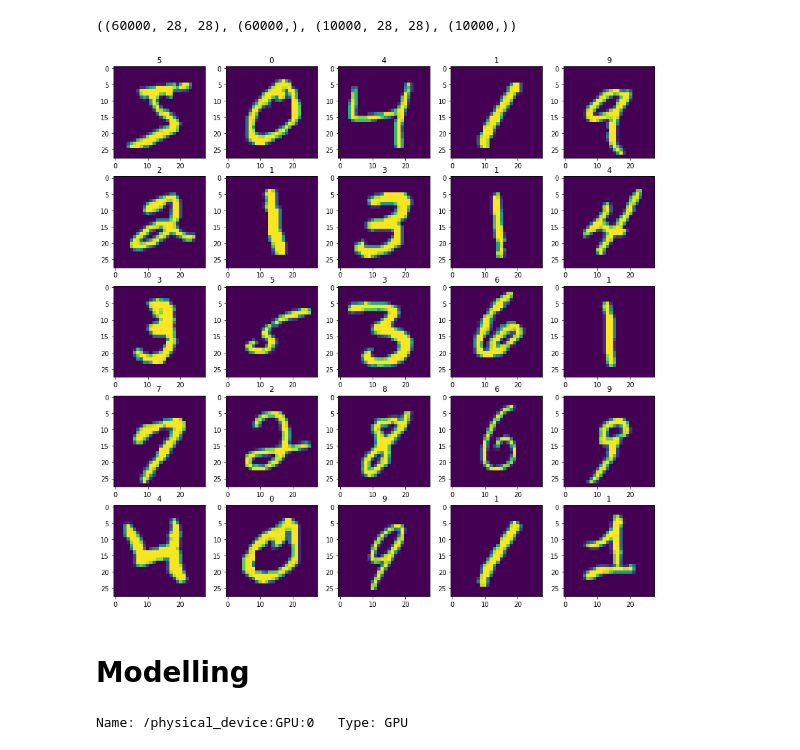
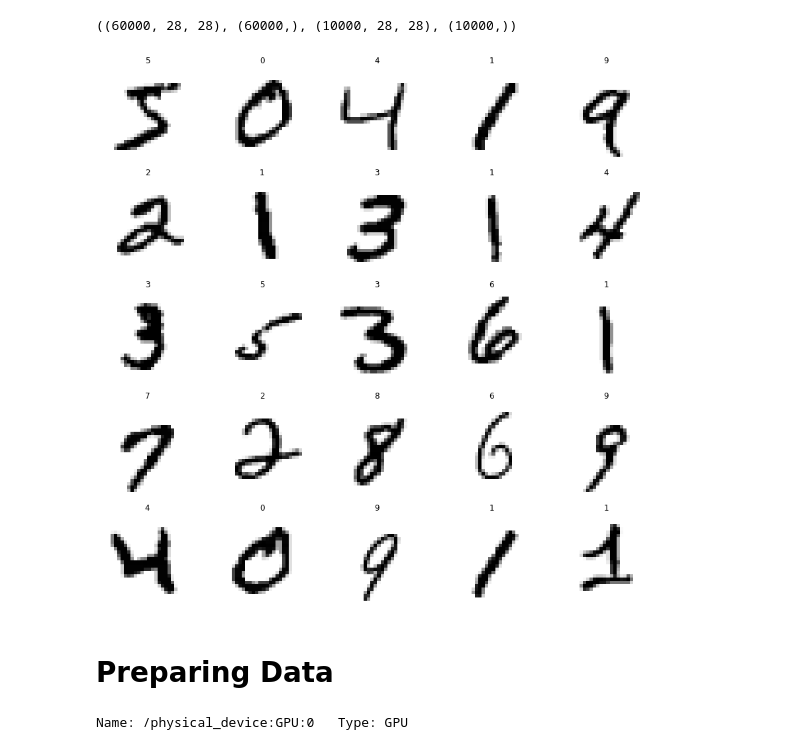
Before and after one commit to emrekds/cnn-mnist, a Jupyter notebook: cnn.ipynb, the cells around one changed output. Cells and saved outputs as stored; diff of their text form; code cells hidden in the pictures.

Commit message:
stacked models

```diff
--- a/cnn.ipynb
+++ b/cnn.ipynb
@@ -24,12 +24,15 @@ x_train.shape,y_train.shape,x_test.shape,y_test.shape
 # %%
 #data samples
 plt.figure(figsize=(15,15))
 x,y=5,5
 for i in range(25):
     plt.subplot(x,y,i+1)
-    plt.imshow(x_train[i],cmap='gray')
+    plt.imshow(x_train[i],cmap=plt.cm.binary)
     plt.title(y_train[i])
+    plt.axis('off')
 # %% [output]
-[figure, old version]
+[figure, new version]
+# %% [markdown]
+# Preparing Data
 # %%
 #converting dependent data to categorical
@@ -39,8 +42,6 @@ y_test=tensorflow.keras.utils.to_categorical(y_test,10)
 #reshaping data for model
 x_train=x_train.reshape(-1,28,28,1)
 x_test=x_test.reshape(-1,28,28,1)
-# %% [markdown]
-# Modelling
 # %%
 import tensorflow as tf
 
```
Also changed, not shown: parts of 21 cells of this notebook.
